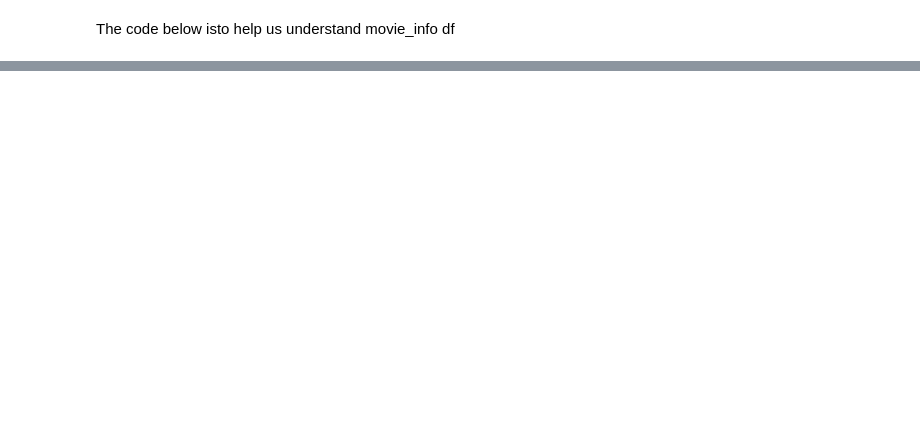
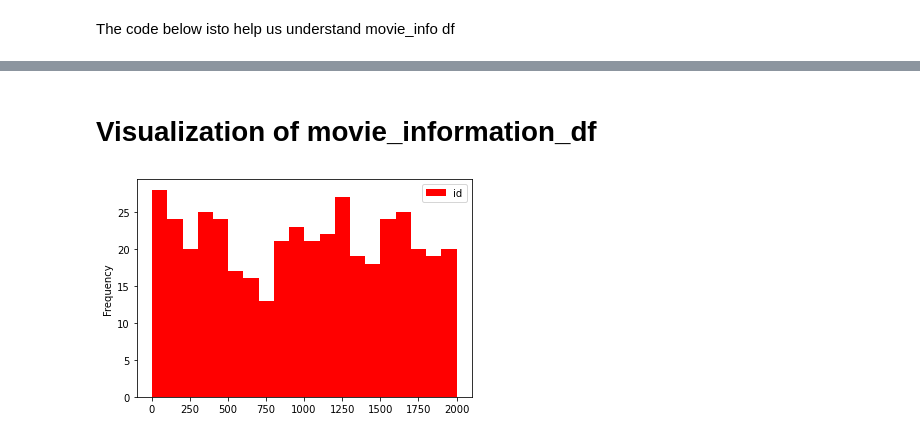
Before and after one commit to WendyMwiti/microsoft_movie_analysis, a Jupyter notebook: zippedData/Moviesmicrosoft.ipynb, the cells around one changed output, grey strips where cells are left out. Drawn from its saved outputs; the diff is of its cells as text; code cells hidden in the pictures; blank space fills up the shorter version.

```diff
--- a/zippedData/Moviesmicrosoft.ipynb
+++ b/zippedData/Moviesmicrosoft.ipynb
@@ -120,0 +212,4 @@ movie_information_df.info()
+# %%
+#drop empty row in ratings and reviews column
+movie_information_df.dropna(subset=['studio', 'genre'], axis=0, how='any', inplace=True)
+movie_information_df
@@ -120,0 +230,3 @@ movie_information_df.info()
+# %%
+movie_information_df.drop_duplicates(subset=['studio', 'genre'], inplace=True)
+movie_information_df
@@ -121 +261,8 @@ movie_information_df.info()
+# %% [markdown]
+# Visualization of movie_information_df
+# %%
+#what genres are studios producing
+movie_information_df.plot(kind ='hist', color='red', bins=20);
+# %% [output]
+[figure, added]
 # %%
```
Also changed, not shown: parts of 26 cells of this notebook.
